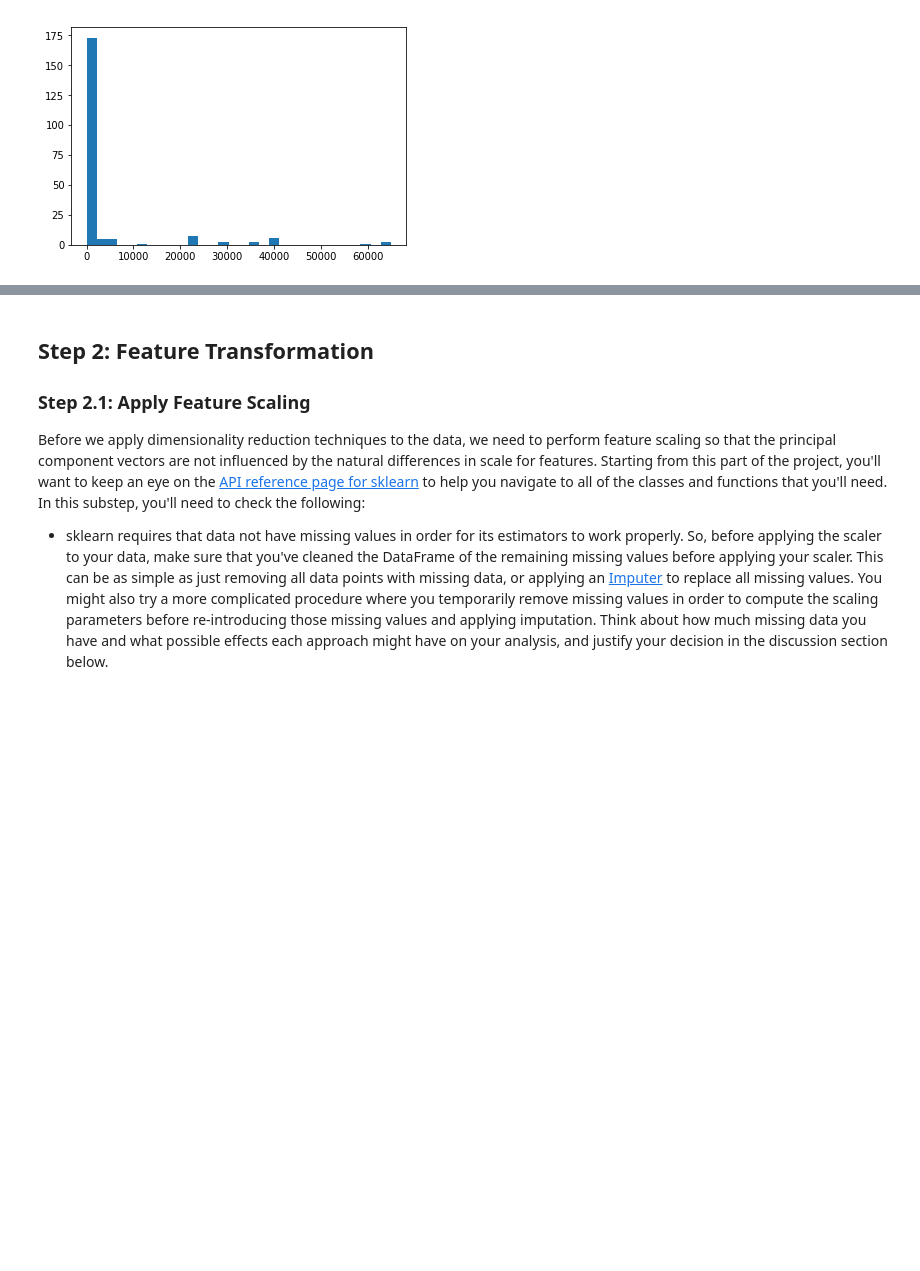
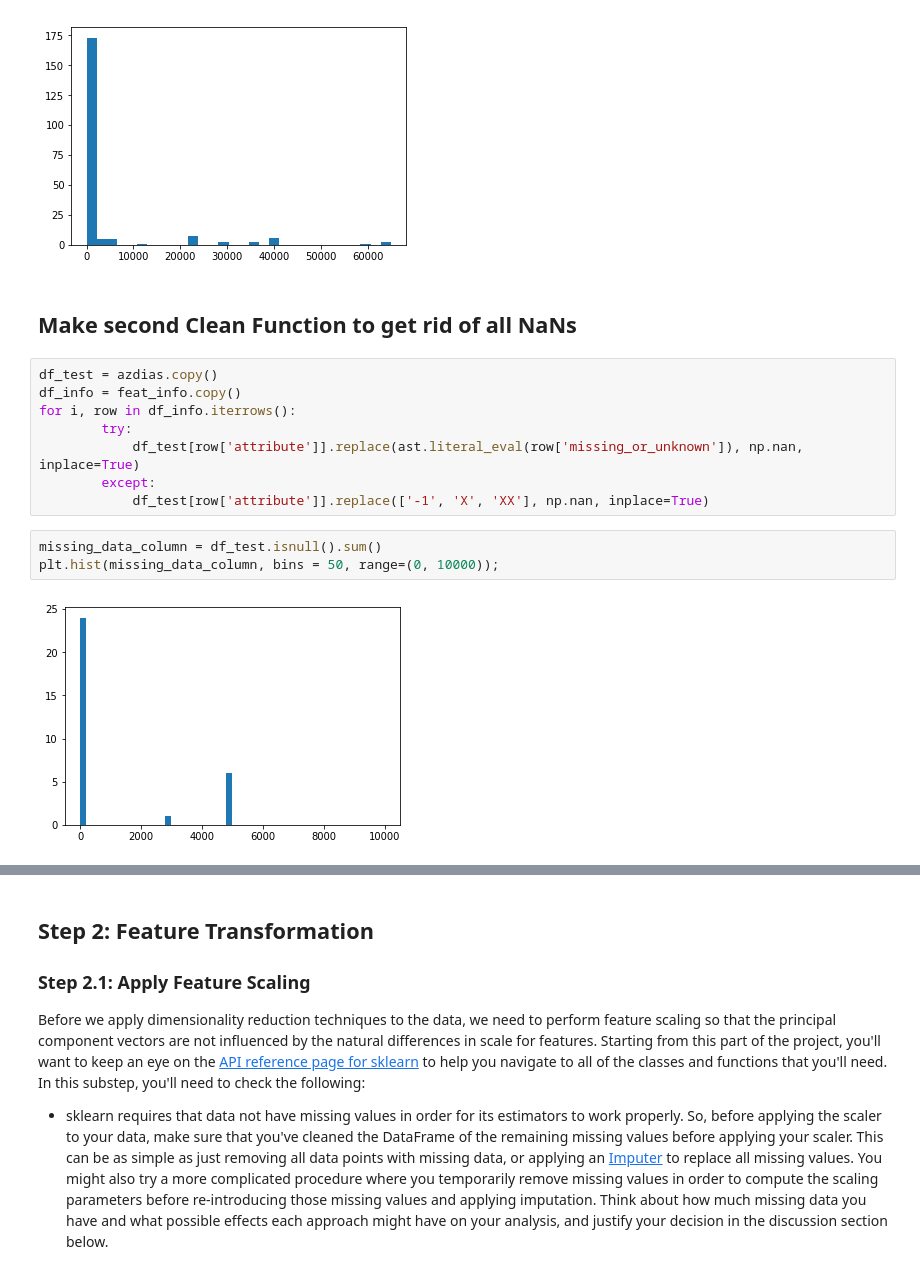
Before and after one commit to buncem/identify-customer-segments, a Jupyter notebook: Identify_Customer_Segments.ipynb, the cells around one changed output, grey strips where cells are left out. Drawn from its saved outputs; the diff is of its cells as text; blank space fills up the shorter version.

Commit message:
Add second clean fuction to get rid of all NaN values

```diff
--- a/Identify_Customer_Segments.ipynb
+++ b/Identify_Customer_Segments.ipynb
@@ -564,3 +564,18 @@ for attribute in df_clean.columns.values:
 plt.hist(df_clean.isnull().sum(), 30);
 # %% [output]
 [figure]
+# %% [markdown]
+## Make second Clean Function to get rid of all NaNs
+# %%
+df_test = azdias.copy()
+df_info = feat_info.copy()
+for i, row in df_info.iterrows():
+        try:
+            df_test[row['attribute']].replace(ast.literal_eval(row['missing_or_unknown']), np.nan, inplace=True)
+        except:
+            df_test[row['attribute']].replace(['-1', 'X', 'XX'], np.nan, inplace=True)
+# %%
+missing_data_column = df_test.isnull().sum()
+plt.hist(missing_data_column, bins = 50, range=(0, 10000));
+# %% [output]
+[figure, added]
```
Also changed, not shown: parts of 7 cells of this notebook.
